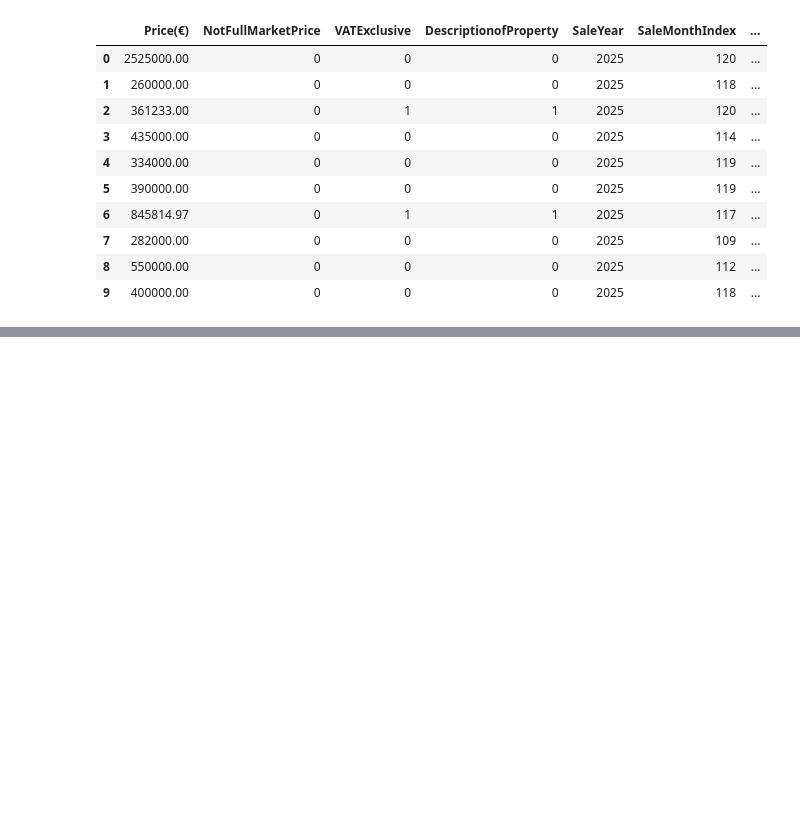
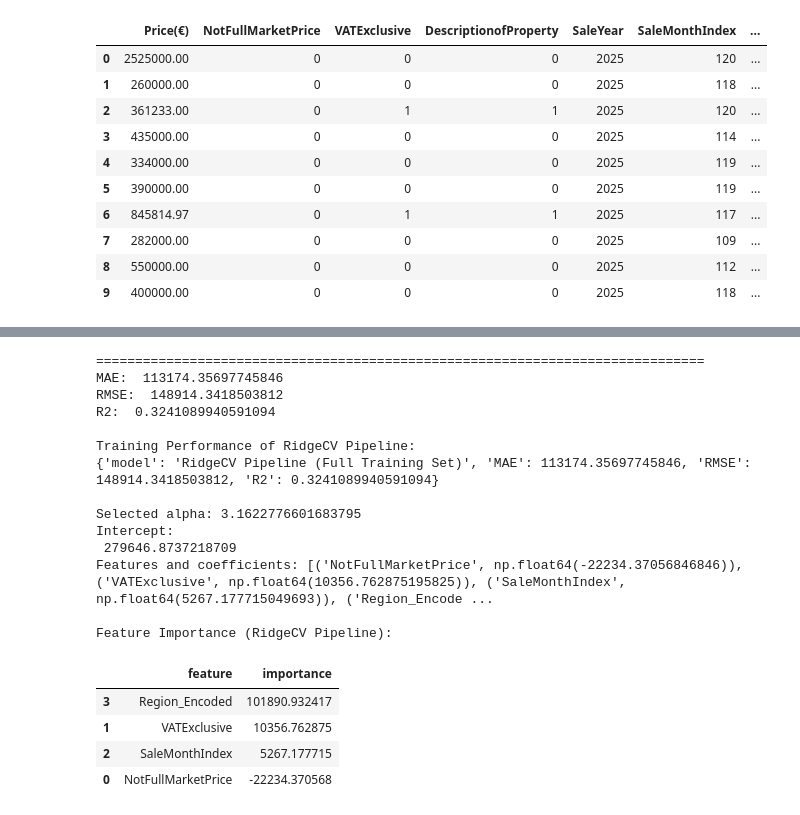
Before and after one commit to wuxiaoli-ucd/Data-Analytics, a Jupyter notebook: Modeling.ipynb, the cells around one changed output, grey strips where cells are left out. Drawn from its saved outputs; the diff is of its cells as text; code cells hidden in the pictures; blank space fills up the shorter version.

```diff
--- a/Modeling.ipynb
+++ b/Modeling.ipynb
@@ -932,0 +952,54 @@ Another limitation comes from the dataset itself. Property prices are affected b
+# %%
+# Predict on the test set
+X_test = df_test[features]
+y_test = df_test[target]
+
+pred = ridge_pipe.predict(X_test)
+
+# Evaluate training performance
+mae, rmse, r2 = getMetrics(y_test, pred)
+
+results.append({
+    'model': 'RidgeCV Pipeline (Full Training Set)',
+    'MAE': mae,
+    'RMSE': rmse,
+    'R2': r2
+})
+
+print("\nTraining Performance of RidgeCV Pipeline:")
+print(results[-1])
+
+# Print model details
+ridge_model = ridge_pipe.named_steps['reg']
+print("\nSelected alpha:", ridge_model.alpha_)
+print("Intercept:\n", ridge_model.intercept_)
+print("Features and coefficients:", list(zip(features, ridge_model.coef_)))
+
+# Feature importance / coefficients
+ridge_importance_df = pd.DataFrame({
+    'feature': features,
+    'importance': ridge_model.coef_
+}).sort_values('importance', ascending=False)
+
+print("\nFeature Importance (RidgeCV Pipeline):")
+display(ridge_importance_df)
+# %% [output]
+==============================================================================
+MAE:  113174.35697745846
+RMSE:  148914.3418503812
+R2:  0.3241089940591094
+
+Training Performance of RidgeCV Pipeline:
+{'model': 'RidgeCV Pipeline (Full Training Set)', 'MAE': 113174.35697745846, 'RMSE': 148914.3418503812, 'R2': 0.3241089940591094}
+
+Selected alpha: 3.1622776601683795
+Intercept:
+ 279646.8737218709
+Features and coefficients: [('NotFullMarketPrice', np.float64(-22234.37056846846)), ('VATExclusive', np.float64(10356.762875195825)), ('SaleMonthIndex', np.float64(5267.177715049693)), ('Region_Encode ...
+
+Feature Importance (RidgeCV Pipeline):
+|  | feature | importance |
+| 3 | Region_Encoded | 101890.932417 |
+| 1 | VATExclusive | 10356.762875 |
+| 2 | SaleMonthIndex | 5267.177715 |
+| 0 | NotFullMarketPrice | -22234.370568 |
```
Also changed, not shown: parts of 14 cells of this notebook, 3 other files.
